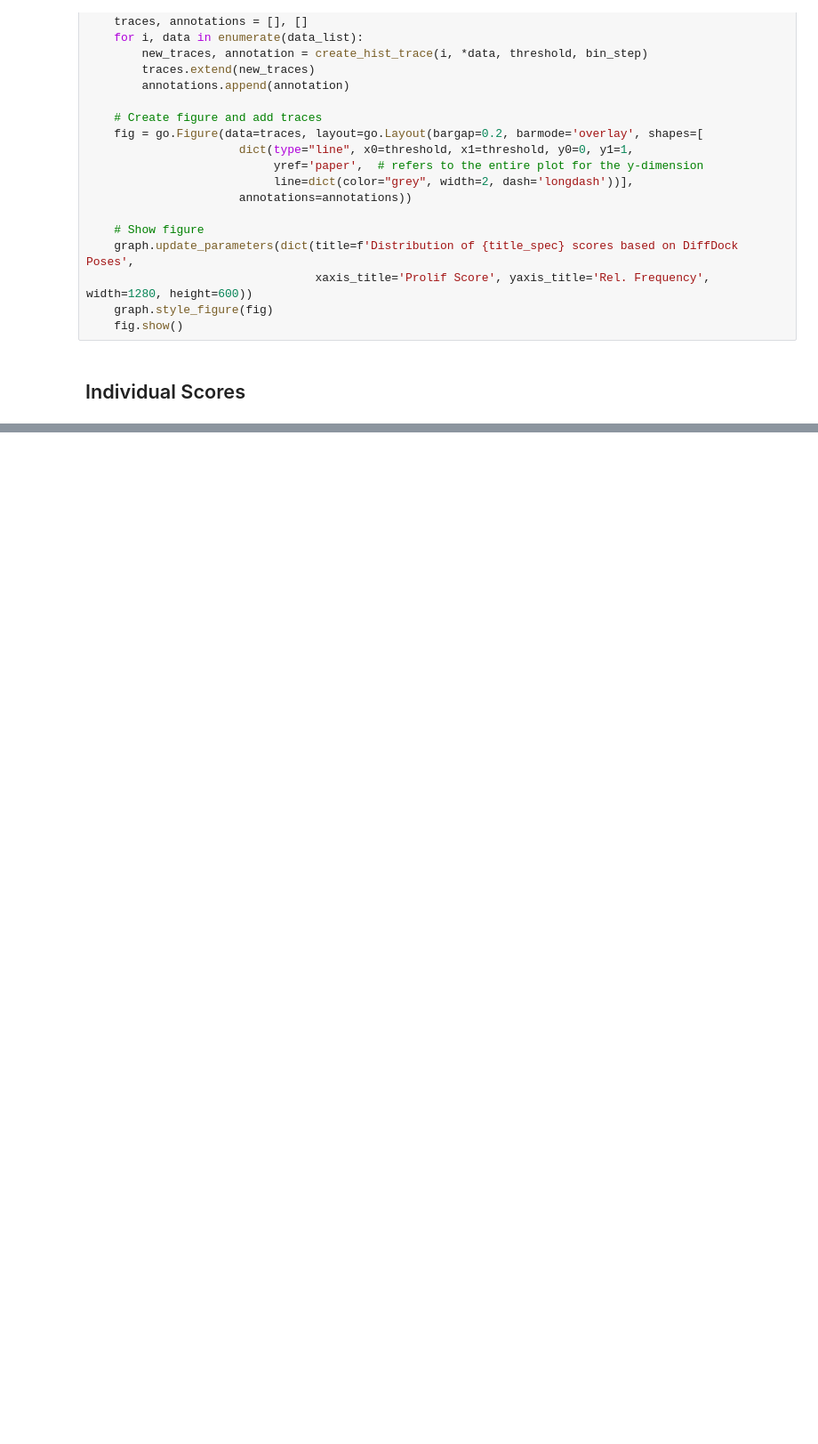
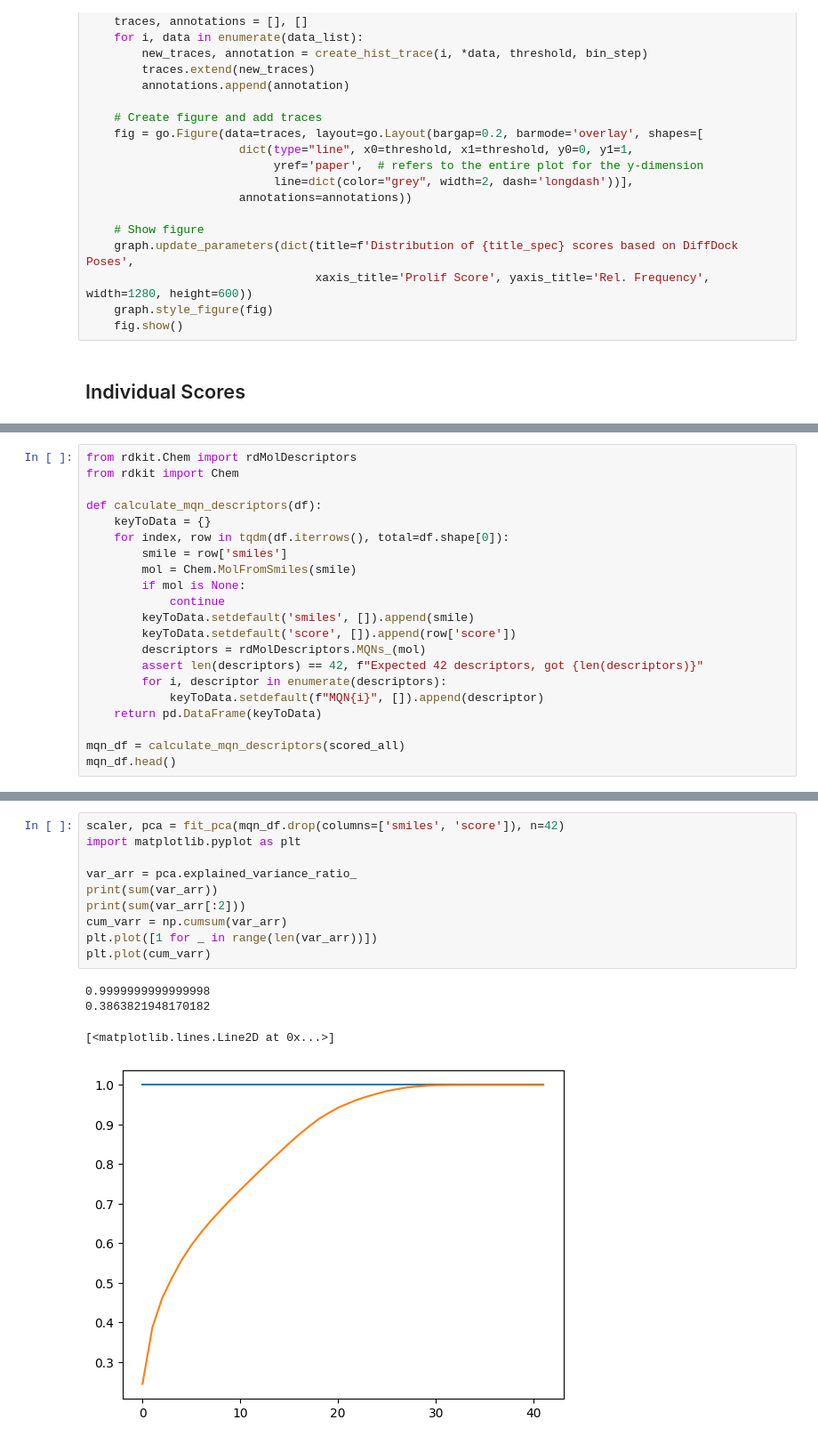
Before and after one commit to gregory-kyro/ChemSpaceAL, a Jupyter notebook: PCA fitting.ipynb, the cells around one changed output, grey strips where cells are left out. Shown at 89% size. Drawn from its saved outputs; the diff is of its cells as text; blank space fills up the shorter version.

```diff
--- a/PCA fitting.ipynb
+++ b/PCA fitting.ipynb
@@ -610,0 +626,21 @@ array([0.18405689, 0.05313747, 0.05101234, 0.03719958, 0.03377713,
+# %%
+from rdkit.Chem import rdMolDescriptors
+from rdkit import Chem
+
+def calculate_mqn_descriptors(df):
+    keyToData = {}
+    for index, row in tqdm(df.iterrows(), total=df.shape[0]):
+        smile = row['smiles']
+        mol = Chem.MolFromSmiles(smile)
+        if mol is None:
+            continue
+        keyToData.setdefault('smiles', []).append(smile)
+        keyToData.setdefault('score', []).append(row['score'])
+        descriptors = rdMolDescriptors.MQNs_(mol)
+        assert len(descriptors) == 42, f"Expected 42 descriptors, got {len(descriptors)}"
+        for i, descriptor in enumerate(descriptors):
+            keyToData.setdefault(f"MQN{i}", []).append(descriptor)
+    return pd.DataFrame(keyToData)
+
+mqn_df = calculate_mqn_descriptors(scored_all)
+mqn_df.head()
@@ -610,0 +655,15 @@ array([0.18405689, 0.05313747, 0.05101234, 0.03719958, 0.03377713,
+# %%
+scaler, pca = fit_pca(mqn_df.drop(columns=['smiles', 'score']), n=42)
+import matplotlib.pyplot as plt
+
+var_arr = pca.explained_variance_ratio_
+print(sum(var_arr))
+print(sum(var_arr[:2]))
+cum_varr = np.cumsum(var_arr)
+plt.plot([1 for _ in range(len(var_arr))])
+plt.plot(cum_varr)
+# %% [output]
+0.9999999999999998
+0.3863821948170182
+[<matplotlib.lines.Line2D at 0x...>]
+[figure, added]
```
Also changed, not shown: parts of 37 cells of this notebook, 22 other files.
